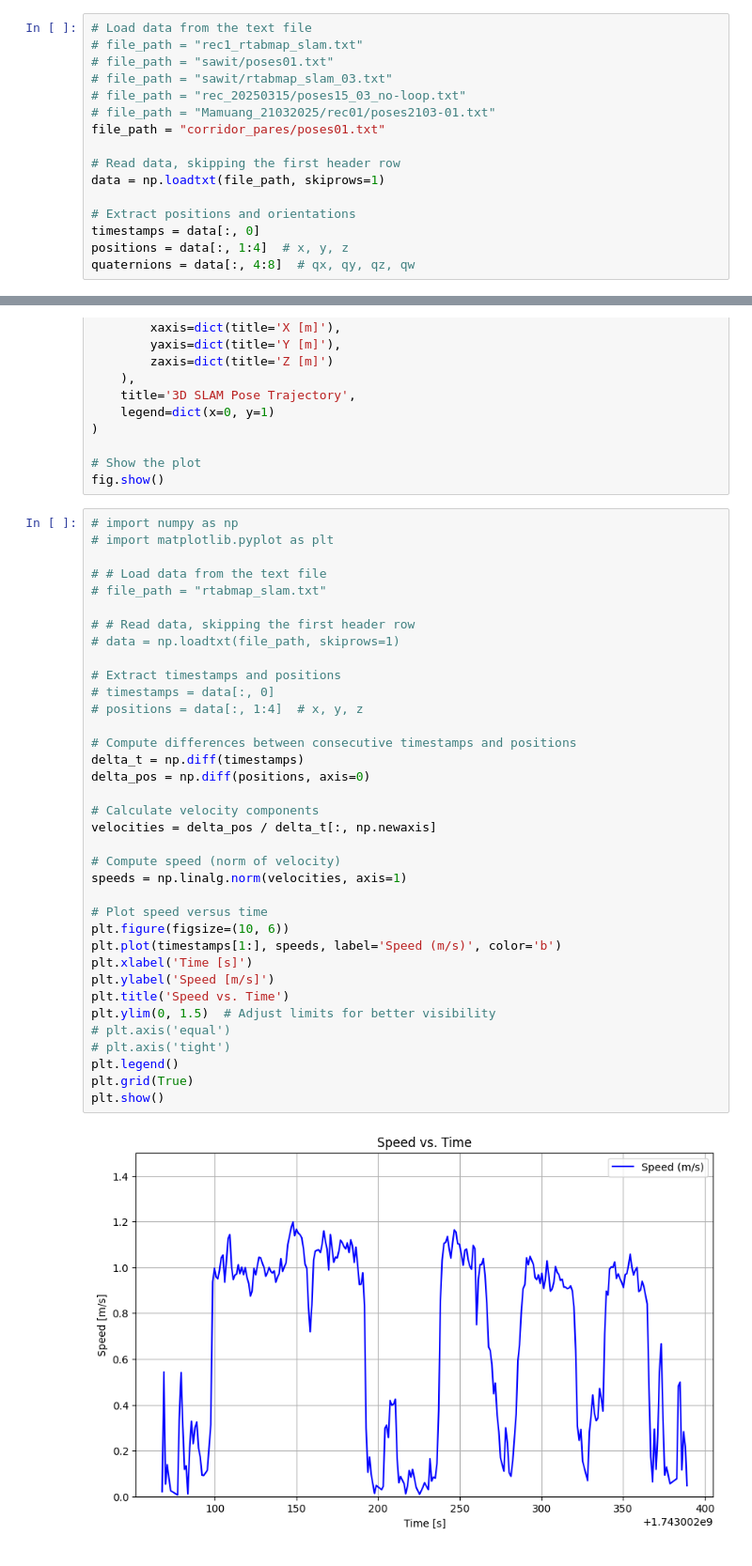
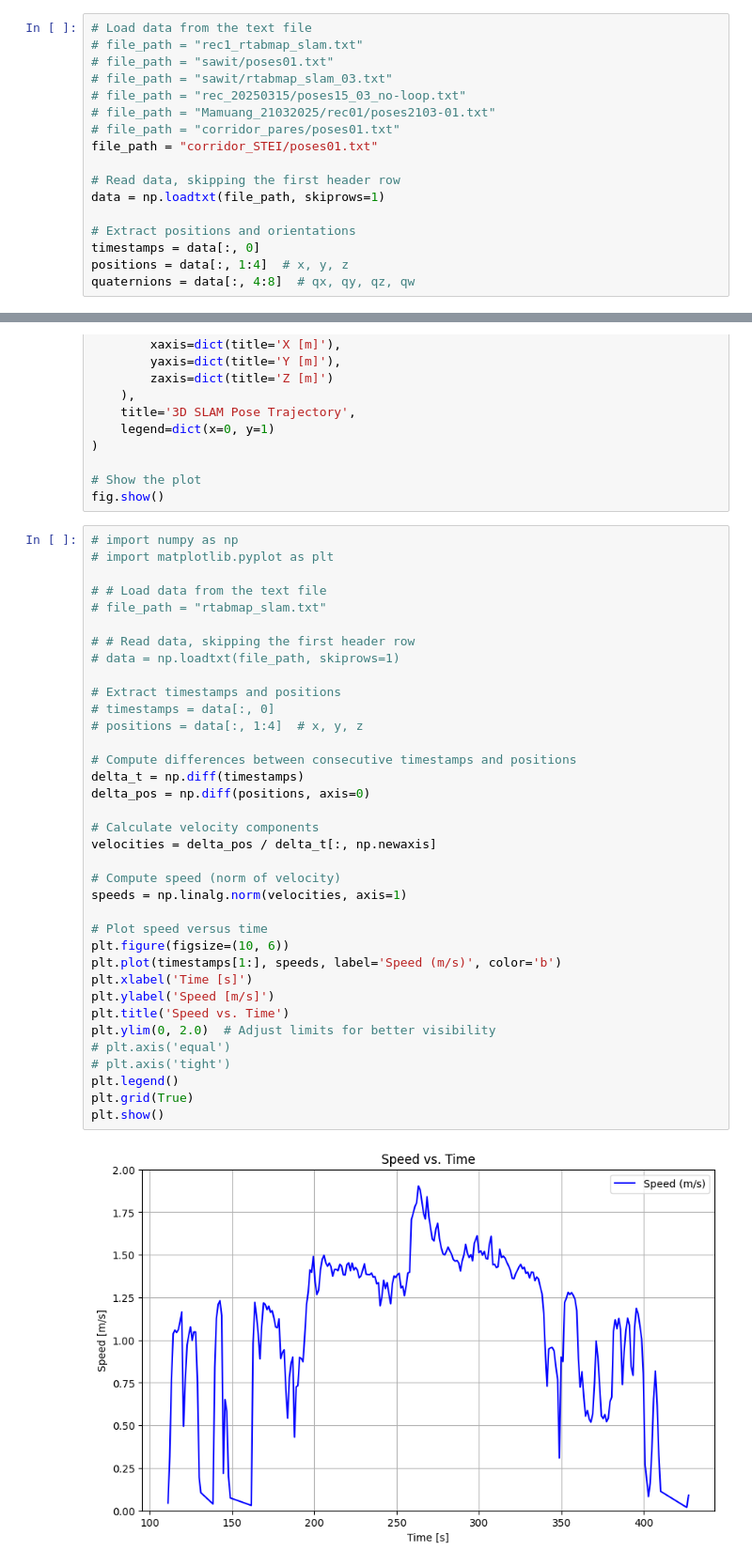
Before and after one commit to ep51lon/PalmBee, a Jupyter notebook: pb_utility/scripts/plot/plot_rtabmap.ipynb, the cells around one changed output, grey strips where cells are left out. Shown at 94% size. Cells and saved outputs as stored; diff of their text form.

Commit message:
Images

```diff
--- a/pb_utility/scripts/plot/plot_rtabmap.ipynb
+++ b/pb_utility/scripts/plot/plot_rtabmap.ipynb
@@ -15,7 +15,8 @@ from pytransform3d.transformations import plot_transform
 # file_path = "sawit/rtabmap_slam_03.txt"
 # file_path = "rec_20250315/poses15_03_no-loop.txt"
 # file_path = "Mamuang_21032025/rec01/poses2103-01.txt"
-file_path = "corridor_pares/poses01.txt"
+# file_path = "corridor_pares/poses01.txt"
+file_path = "corridor_STEI/poses01.txt"
 
 # Read data, skipping the first header row
 data = np.loadtxt(file_path, skiprows=1)
@@ -172,32 +173,32 @@ fig.show()
 
 # # Read data, skipping the first header row
 # data = np.loadtxt(file_path, skiprows=1)
 
 # Extract timestamps and positions
 # timestamps = data[:, 0]
 # positions = data[:, 1:4]  # x, y, z
 
 # Compute differences between consecutive timestamps and positions
 delta_t = np.diff(timestamps)
 delta_pos = np.diff(positions, axis=0)
 
 # Calculate velocity components
 velocities = delta_pos / delta_t[:, np.newaxis]
 
 # Compute speed (norm of velocity)
 speeds = np.linalg.norm(velocities, axis=1)
 
 # Plot speed versus time
 plt.figure(figsize=(10, 6))
 plt.plot(timestamps[1:], speeds, label='Speed (m/s)', color='b')
 plt.xlabel('Time [s]')
 plt.ylabel('Speed [m/s]')
 plt.title('Speed vs. Time')
-plt.ylim(0, 1.5)  # Adjust limits for better visibility
+plt.ylim(0, 2.0)  # Adjust limits for better visibility
 # plt.axis('equal')
 # plt.axis('tight')
 plt.legend()
 plt.grid(True)
 plt.show()
 # %% [output]
-[figure, old version]
+[figure, new version]
```
Also changed, not shown: parts of 2 cells of this notebook, 2 other files.
